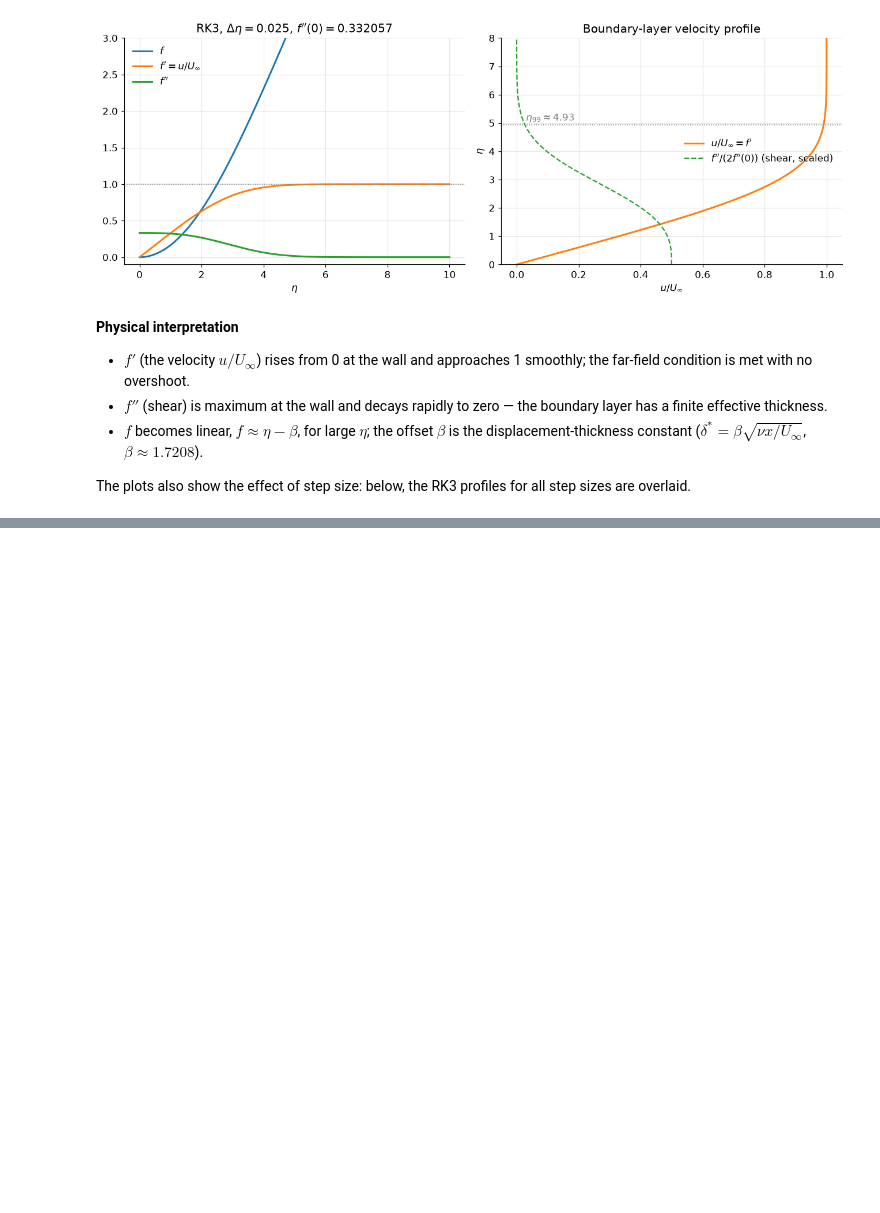
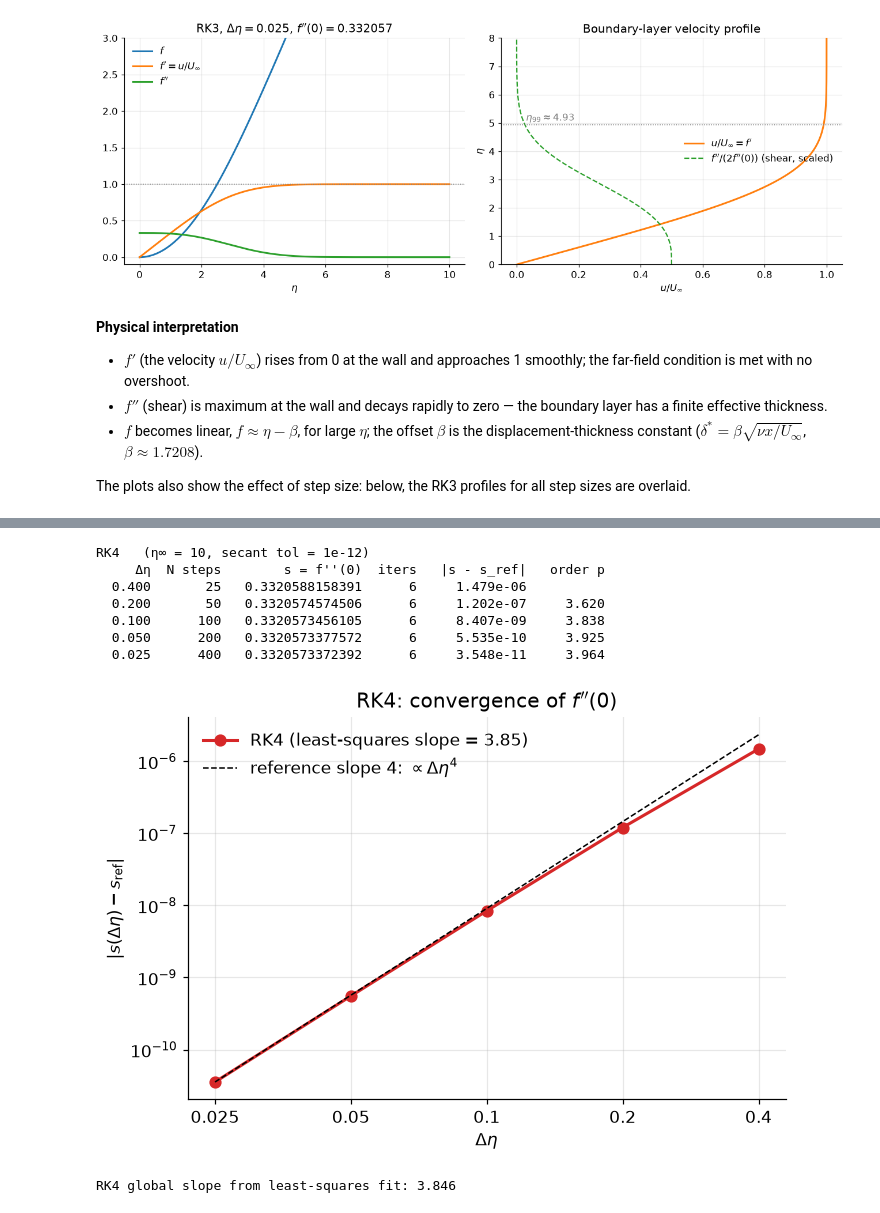
Before and after one commit to aneeshasokan710/AE801_2026, a Jupyter notebook: numode_bvp/Shooting Method for the Blasius Boundary-Layer Equation.ipynb, the cells around one changed output, grey strips where cells are left out. Cells and saved outputs as stored; diff of their text form; code cells hidden in the pictures; blank space fills up the shorter version.

```diff
--- a/numode_bvp/Shooting Method for the Blasius Boundary-Layer Equation.ipynb
+++ b/numode_bvp/Shooting Method for the Blasius Boundary-Layer Equation.ipynb
@@ -596,0 +618,14 @@ The plots also show the effect of step size: below, the RK3 profiles for all ste
+# %%
+rk4_rows, rk4_p = step_study("RK4")
+slope_rk4 = loglog_plot(rk4_rows, "RK4", 4, "tab:red")
+print(f"RK4 global slope from least-squares fit: {slope_rk4:.3f}")
+# %% [output]
+RK4   (η∞ = 10, secant tol = 1e-12)
+     Δη  N steps        s = f''(0)  iters   |s - s_ref|   order p
+  0.400       25   0.3320588158391      6     1.479e-06
+  0.200       50   0.3320574574506      6     1.202e-07     3.620
+  0.100      100   0.3320573456105      6     8.407e-09     3.838
+  0.050      200   0.3320573377572      6     5.535e-10     3.925
+  0.025      400   0.3320573372392      6     3.548e-11     3.964
+[figure, added]
+RK4 global slope from least-squares fit: 3.846
```
Also changed, not shown: parts of 11 cells of this notebook.
